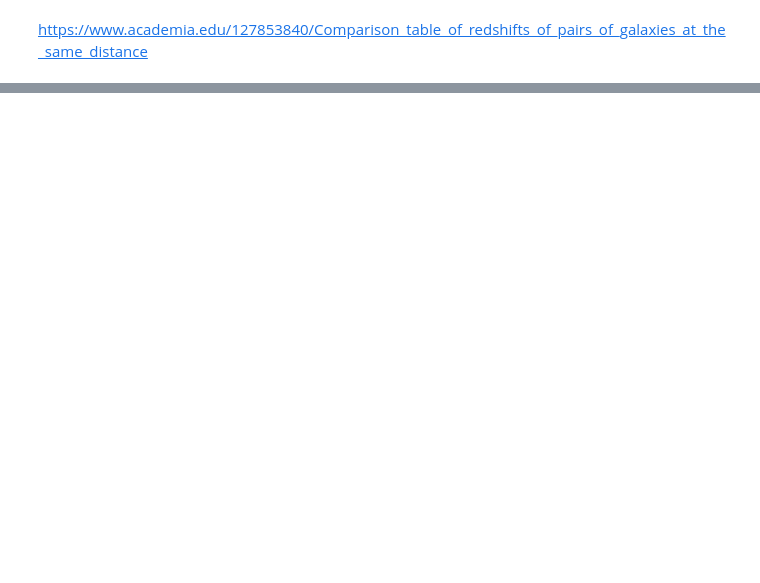
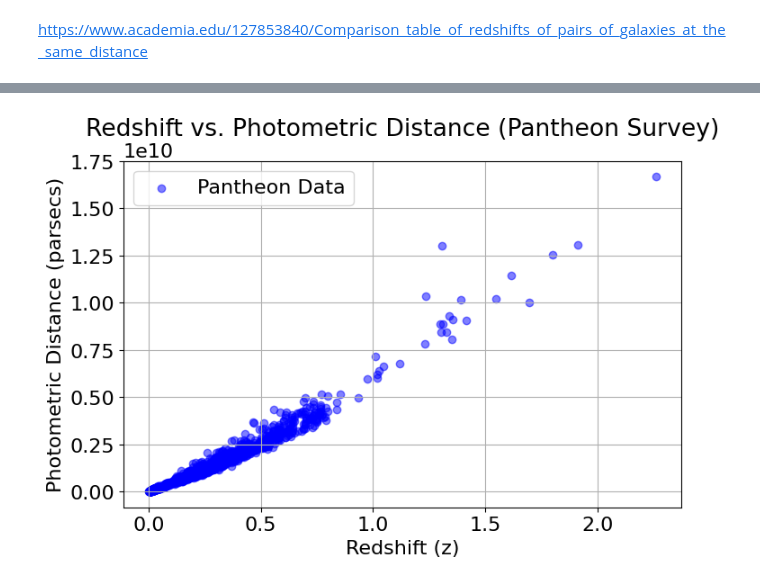
Before and after one commit to ny2292000/CMB_HU, a Jupyter notebook: MarcoPereira_CritiqueOf_JoaoBarcelosShrinkingUniverse.ipynb, the cells around one changed output, grey strips where cells are left out. Drawn from its saved outputs; the diff is of its cells as text; code cells hidden in the pictures; blank space fills up the shorter version.

Commit message:
updated Barcelos

```diff
--- a/MarcoPereira_CritiqueOf_JoaoBarcelosShrinkingUniverse.ipynb
+++ b/MarcoPereira_CritiqueOf_JoaoBarcelosShrinkingUniverse.ipynb
@@ -356,0 +399,38 @@ tools.display_dataframe_to_user(name="Statistical Analysis of Redshift vs Distan
+# %%
+# Re-import necessary libraries since execution state was reset
+import pandas as pd
+import matplotlib.pyplot as plt
+import numpy as np
+file_path = "./DataPantheon/full_input.csv"
+df_pantheon = pd.read_csv(file_path)
+
+# Extract relevant columns for redshift and photometric distance
+z_col = "zCMB"  # Redshift column
+distance_col = "MU"  # Distance modulus, which relates to photometric distance
+mB_col = "mB"
+
+# Assume absolute magnitude for SN1a (M_B ≈ -19.3) based on standard candle assumptions
+M_B = -19.3
+
+# Compute distance modulus (MU) using the definition: MU = mB - M_B
+df_pantheon["MU"] = df_pantheon[mB_col] - M_B
+
+# Convert MU to photometric distance in parsecs using the standard formula:
+df_pantheon["photometric_distance"] = 10 ** ((df_pantheon["MU"] + 5) / 5)
+
+# Scatter plot of Redshift vs. Photometric Distance
+plt.figure(figsize=(8, 5))
+plt.scatter(df_pantheon[z_col], df_pantheon["photometric_distance"], color='blue', alpha=0.5, label="Pantheon Data")
+
+# Formatting
+plt.xlabel("Redshift (z)")
+plt.ylabel("Photometric Distance (parsecs)")
+plt.title("Redshift vs. Photometric Distance (Pantheon Survey)")
+plt.legend()
+plt.grid(True)
+
+# Show the plot
+plt.savefig("./Drawing_For_Publications/BarcelosFig1.png")
+plt.show()
+# %% [output]
+[figure, added]
```
Also changed, not shown: parts of 11 cells of this notebook, 6 other files.
